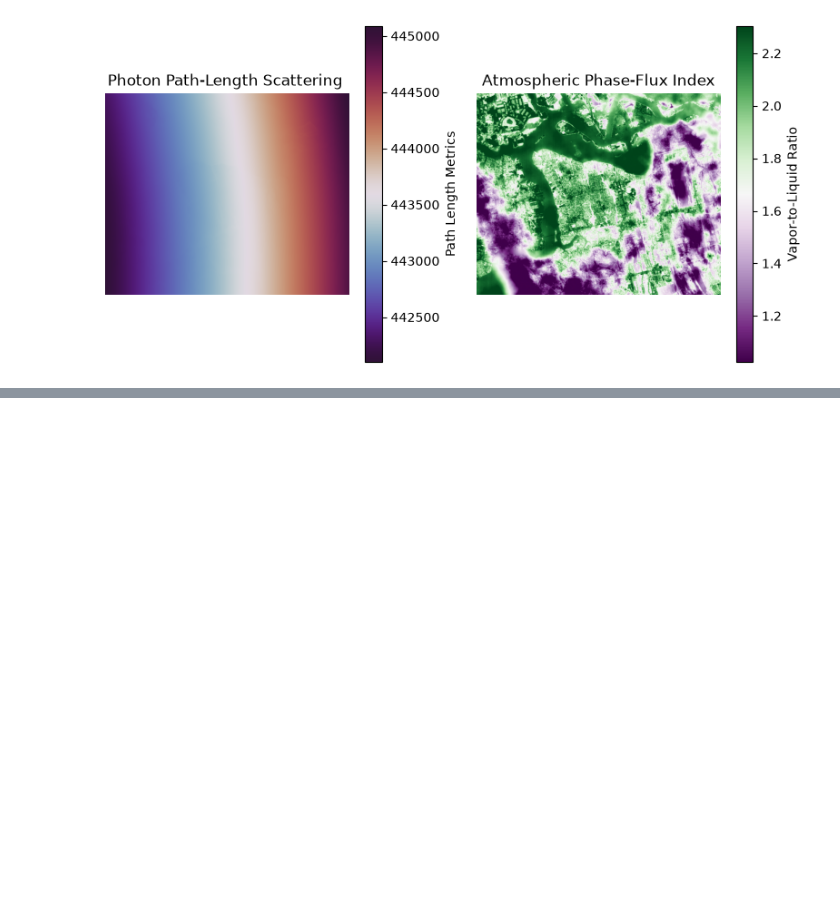
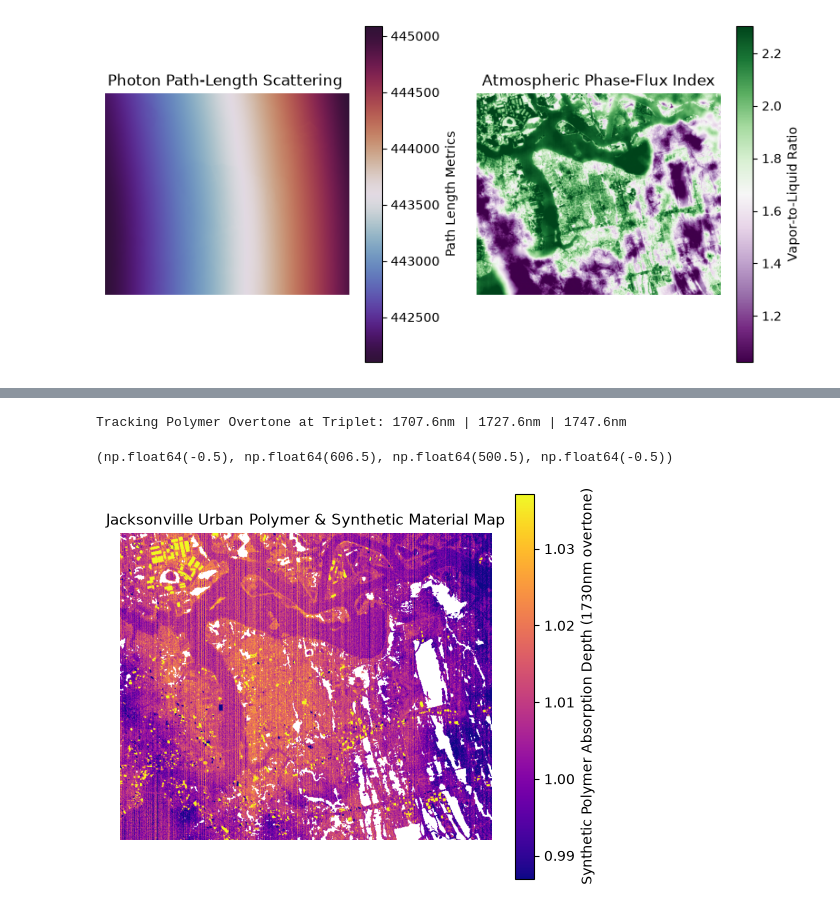
Before and after one commit to rupakqen/Tanager-Open-Data-Competition, a Jupyter notebook: Jacksonville.ipynb, the cells around one changed output, grey strips where cells are left out. Cells and saved outputs as stored; diff of their text form; code cells hidden in the pictures; blank space fills up the shorter version.

```diff
--- a/Jacksonville.ipynb
+++ b/Jacksonville.ipynb
@@ -356,0 +373,34 @@ plt.show()
+# %%
+# Find the three precise bands for our polymer absorption triplet
+idx_left = np.argmin(abs(wavelengths - 1710))
+idx_dip = np.argmin(abs(wavelengths - 1730))
+idx_right = np.argmin(abs(wavelengths - 1750))
+
+print(f"Tracking Polymer Overtone at Triplet: {wavelengths[idx_left]:.1f}nm | {wavelengths[idx_dip]:.1f}nm | {wavelengths[idx_right]:.1f}nm")
+
+# Extract the planes
+p_left = sr_cube[idx_left, :, :]
+p_dip = sr_cube[idx_dip, :, :]
+p_right = sr_cube[idx_right, :, :]
+
+# Calculate the index (relative depth of the 1730nm dip)
+# Higher numbers mean a deeper absorption drop compared to the surrounding shoulders
+continuum = (p_left + p_right) / 2.0
+polymer_index = continuum / (p_dip + 1e-6)
+
+# Filter out water and extremely dark pixels to prevent noisy artifacts
+valid_mask = (sr_cube[55, :, :] > 0.05) & (p_dip > 0.02)
+polymer_index[~valid_mask] = np.nan
+
+# --- Plot the Polymer Abundance Map ---
+plt.figure(figsize=(6, 5))
+vmin, vmax = np.nanpercentile(polymer_index, [2, 98])
+
+plt.imshow(polymer_index, cmap='plasma', vmin=vmin, vmax=vmax)
+plt.colorbar(label='Synthetic Polymer Absorption Depth (1730nm overtone)')
+plt.title("Jacksonville Urban Polymer & Synthetic Material Map", fontsize=11)
+plt.axis('off')
+# %% [output]
+Tracking Polymer Overtone at Triplet: 1707.6nm | 1727.6nm | 1747.6nm
+(np.float64(-0.5), np.float64(606.5), np.float64(500.5), np.float64(-0.5))
+[figure, added]
```
Also changed, not shown: parts of 2 cells of this notebook.
